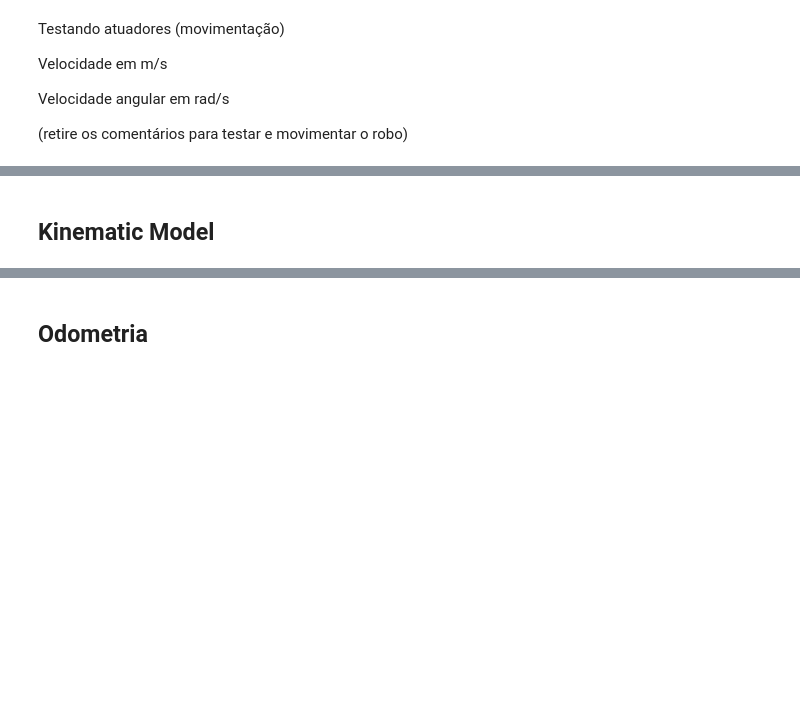
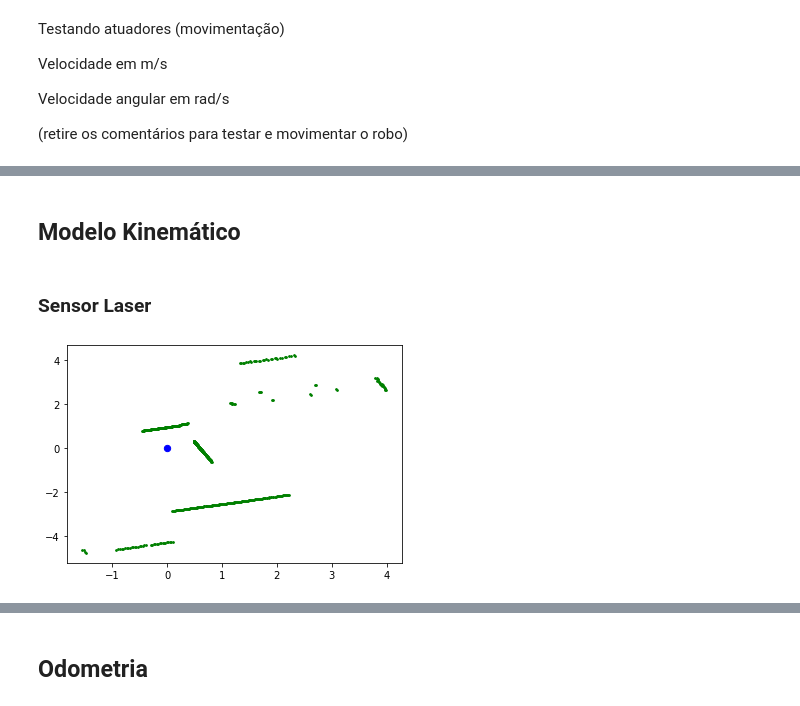
Before and after one commit to Necropsy/MO651, a Jupyter notebook: exercises/Project1.ipynb, the cells around one changed output, grey strips where cells are left out. Saved outputs shown, nothing was run; the diff lists cells and outputs as text; code cells hidden in the pictures; blank space fills up the shorter version.

```diff
--- a/exercises/Project1.ipynb
+++ b/exercises/Project1.ipynb
@@ -111,10 +109,10 @@ robot.set_left_velocity(0.5)
 # %%
 robot.stop()
 # %%
-robot.set_right_velocity(0.5)
-robot.set_left_velocity(0.5)
+robot.set_right_velocity(2)
+robot.set_left_velocity(2)
 # %%
-robot.set_right_velocity(0.5)
+robot.set_right_velocity(2)
 # %%
 #robot.stop()
 # %%
@@ -127,2 +122,28 @@ NameError: name 'self' is not defined
-# %% [markdown]
-## Kinematic Model
+# %% [markdown]
+## Modelo Kinemático
+# %% [markdown]
+### Sensor Laser
+# %%
+class Laser_sensor:
+    def __init__(self,robot):
+        self.robot = robot
+
+    def update_robot_frame_reading(self):
+        laser_flatten_readings = np.array(self.robot.read_laser())
+        laser_readings = laser_flatten_readings.reshape((len(laser_flatten_readings)//3, 3))
+        self.laser_x = laser_readings[:,0]
+        self.laser_y = laser_readings[:,1]
+laser_sensor = Laser_sensor(robot)
+laser_sensor.update_robot_frame_reading()
+# %%
+def plot_lase_robot_frame():
+    fig, ax = plt.subplots()
+    #posição dos feixes laser
+    ax.scatter(laser_sensor.laser_x, laser_sensor.laser_y, 3, c='g', marker='o')
+    #posição do centro do robo
+    ax.scatter(0, 0, 40, c='b', marker='o')
+    plt.show()
+# %%
+plot_lase_robot_frame()
+# %% [output]
+[figure, added]
```
Also changed, not shown: parts of 37 cells of this notebook, 1 other file.
